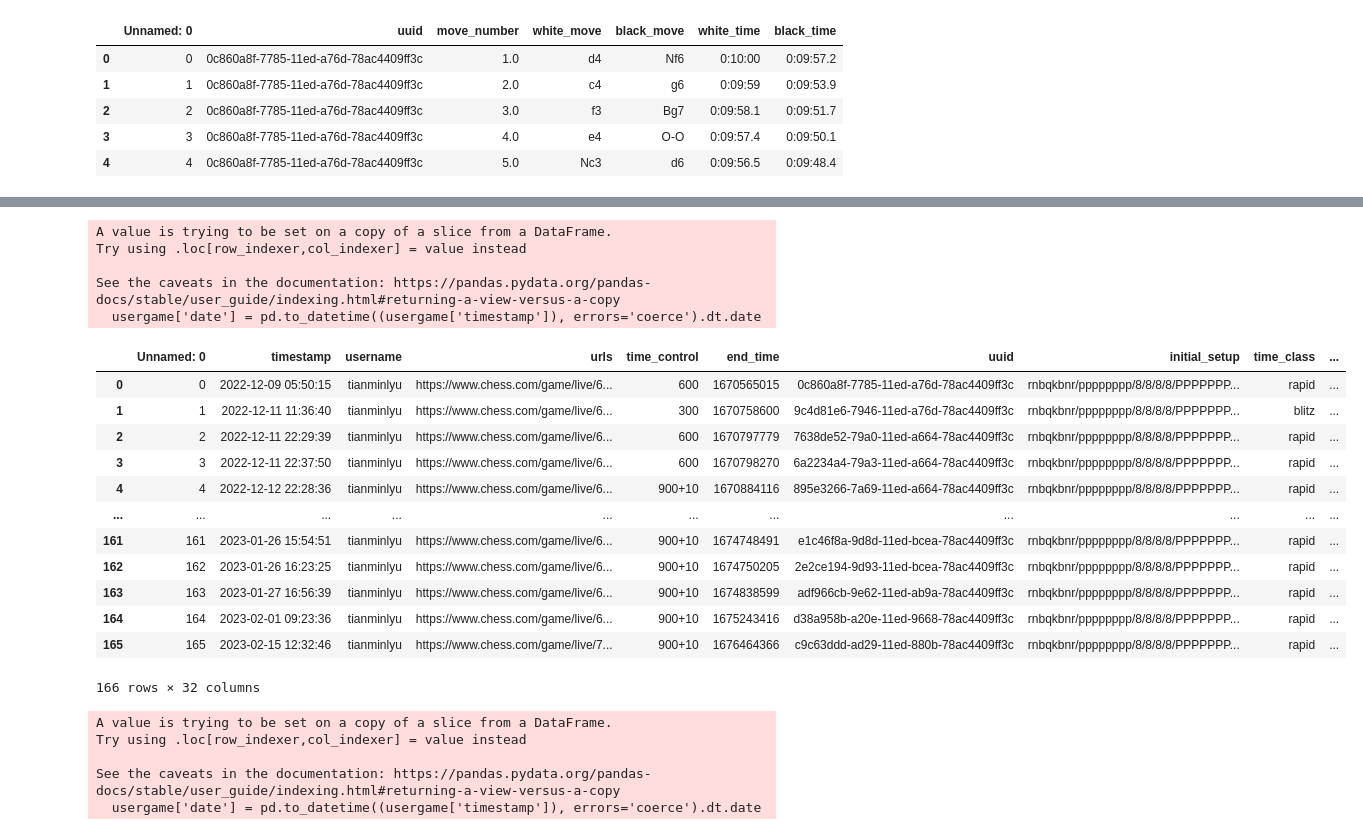
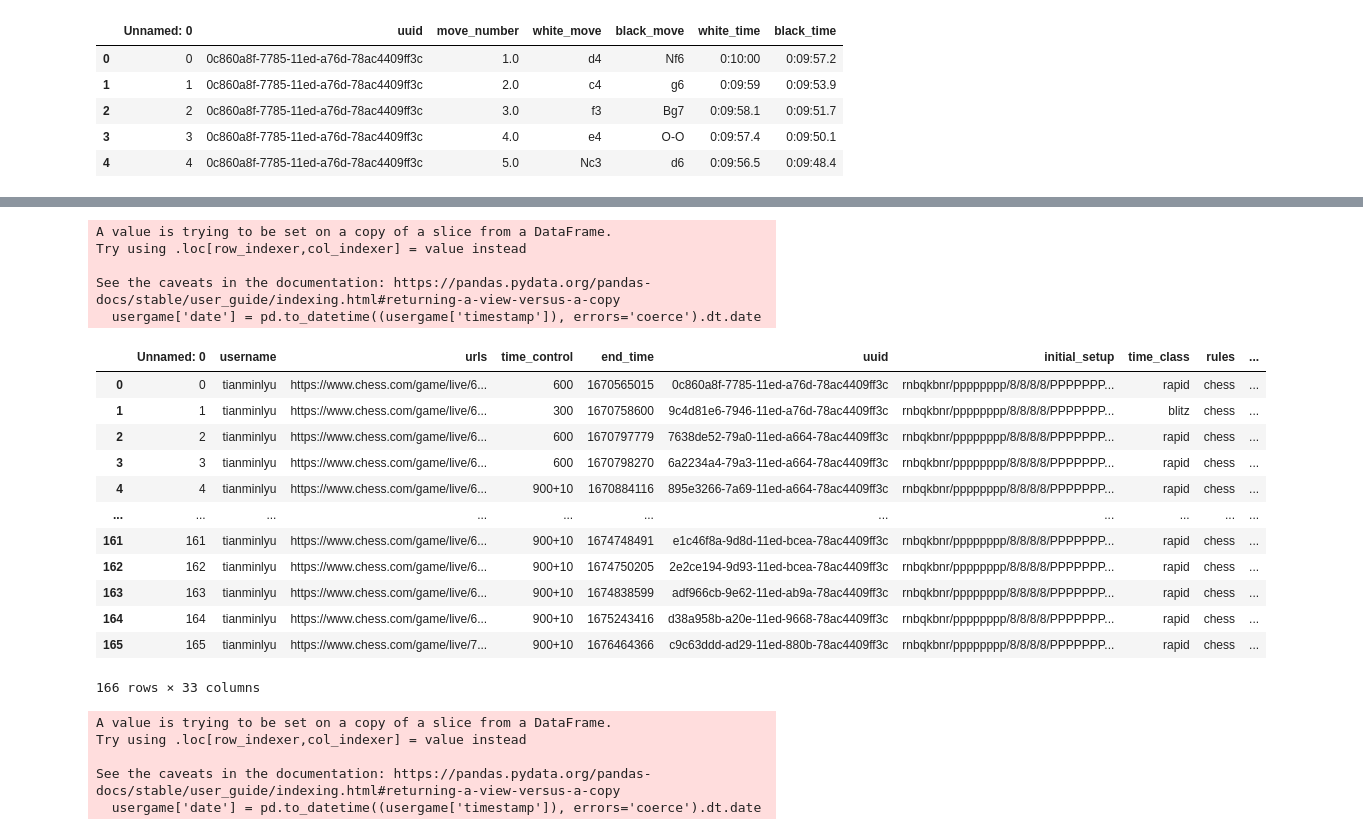
Before and after one commit to thecrossed/chess_analytics, a Jupyter notebook: chess_student_report.ipynb, the cells around one changed output, grey strips where cells are left out. Saved outputs shown, nothing was run; the diff lists cells and outputs as text; code cells hidden in the pictures.

Commit message:
remove games table

```diff
--- a/chess_student_report.ipynb
+++ b/chess_student_report.ipynb
@@ -8,7 +8,7 @@ from datetime import datetime
 # %%
 players = pd.read_csv("player_tianmin_class.csv")
 
-games = pd.read_csv("games_tianmin_class.csv")
+#games = pd.read_csv("games_tianmin_class.csv")
 
 moves = pd.read_csv("move_tianmin_class.csv")
 # %%
@@ -116,47 +108,47 @@ def period_games(username,period):
 
     output:
 
     dataframe that contains the games the username has played during the period of time
     """
     start_date = datetime.date(datetime.strptime(period[0], '%m/%d/%y') )
     end_date = datetime.date(datetime.strptime(period[1], '%m/%d/%y') )
 
 
-    usergame = games.loc[games['username'] == username]
+    usergame = players.loc[players['username'] == username]
 
     usergame['date'] = pd.to_datetime((usergame['timestamp']), errors='coerce').dt.date
 
     usergame = usergame.loc[(usergame.date >= start_date) & (usergame.date <= end_date) ]
 
     #usergame = usergame.groupby(['date']).nunique().reset_index()[['date','uuid']]
 
     #total_games = usergame['uuid'].sum()
 
     #fig = px.scatter(usergame, x='date', y='uuid', title="Number of games played by {}".format(username))
     #fig.show()
     return usergame
 
 
 period_games('tianminlyu',['12/01/22','02/28/23'])
 # %% [output]
 A value is trying to be set on a copy of a slice from a DataFrame.
 Try using .loc[row_indexer,col_indexer] = value instead
 
 See the caveats in the documentation: https://pandas.pydata.org/pandas-docs/stable/user_guide/indexing.html#returning-a-view-versus-a-copy
   usergame['date'] = pd.to_datetime((usergame['timestamp']), errors='coerce').dt.date
-|  | Unnamed: 0 | timestamp | username | urls | time_control | end_time | uuid | initial_setup | time_class | ... |
-| 0 | 0 | 2022-12-09 05:50:15 | tianminlyu | https://www.chess.com/game/live/6... | 600 | 1670565015 | 0c860a8f-7785-11ed-a76d-78ac4409ff3c | rnbqkbnr/pppppppp/8/8/8/8/PPPPPPP... | rapid | ... |
-| 1 | 1 | 2022-12-11 11:36:40 | tianminlyu | https://www.chess.com/game/live/6... | 300 | 1670758600 | 9c4d81e6-7946-11ed-a76d-78ac4409ff3c | rnbqkbnr/pppppppp/8/8/8/8/PPPPPPP... | blitz | ... |
-| 2 | 2 | 2022-12-11 22:29:39 | tianminlyu | https://www.chess.com/game/live/6... | 600 | 1670797779 | 7638de52-79a0-11ed-a664-78ac4409ff3c | rnbqkbnr/pppppppp/8/8/8/8/PPPPPPP... | rapid | ... |
-| 3 | 3 | 2022-12-11 22:37:50 | tianminlyu | https://www.chess.com/game/live/6... | 600 | 1670798270 | 6a2234a4-79a3-11ed-a664-78ac4409ff3c | rnbqkbnr/pppppppp/8/8/8/8/PPPPPPP... | rapid | ... |
-| 4 | 4 | 2022-12-12 22:28:36 | tianminlyu | https://www.chess.com/game/live/6... | 900+10 | 1670884116 | 895e3266-7a69-11ed-a664-78ac4409ff3c | rnbqkbnr/pppppppp/8/8/8/8/PPPPPPP... | rapid | ... |
+|  | Unnamed: 0 | username | urls | time_control | end_time | uuid | initial_setup | time_class | rules | ... |
+| 0 | 0 | tianminlyu | https://www.chess.com/game/live/6... | 600 | 1670565015 | 0c860a8f-7785-11ed-a76d-78ac4409ff3c | rnbqkbnr/pppppppp/8/8/8/8/PPPPPPP... | rapid | chess | ... |
+| 1 | 1 | tianminlyu | https://www.chess.com/game/live/6... | 300 | 1670758600 | 9c4d81e6-7946-11ed-a76d-78ac4409ff3c | rnbqkbnr/pppppppp/8/8/8/8/PPPPPPP... | blitz | chess | ... |
+| 2 | 2 | tianminlyu | https://www.chess.com/game/live/6... | 600 | 1670797779 | 7638de52-79a0-11ed-a664-78ac4409ff3c | rnbqkbnr/pppppppp/8/8/8/8/PPPPPPP... | rapid | chess | ... |
+| 3 | 3 | tianminlyu | https://www.chess.com/game/live/6... | 600 | 1670798270 | 6a2234a4-79a3-11ed-a664-78ac4409ff3c | rnbqkbnr/pppppppp/8/8/8/8/PPPPPPP... | rapid | chess | ... |
+| 4 | 4 | tianminlyu | https://www.chess.com/game/live/6... | 900+10 | 1670884116 | 895e3266-7a69-11ed-a664-78ac4409ff3c | rnbqkbnr/pppppppp/8/8/8/8/PPPPPPP... | rapid | chess | ... |
 | ... | ... | ... | ... | ... | ... | ... | ... | ... | ... | ... |
-| 161 | 161 | 2023-01-26 15:54:51 | tianminlyu | https://www.chess.com/game/live/6... | 900+10 | 1674748491 | e1c46f8a-9d8d-11ed-bcea-78ac4409ff3c | rnbqkbnr/pppppppp/8/8/8/8/PPPPPPP... | rapid | ... |
-| 162 | 162 | 2023-01-26 16:23:25 | tianminlyu | https://www.chess.com/game/live/6... | 900+10 | 1674750205 | 2e2ce194-9d93-11ed-bcea-78ac4409ff3c | rnbqkbnr/pppppppp/8/8/8/8/PPPPPPP... | rapid | ... |
-| 163 | 163 | 2023-01-27 16:56:39 | tianminlyu | https://www.chess.com/game/live/6... | 900+10 | 1674838599 | adf966cb-9e62-11ed-ab9a-78ac4409ff3c | rnbqkbnr/pppppppp/8/8/8/8/PPPPPPP... | rapid | ... |
-| 164 | 164 | 2023-02-01 09:23:36 | tianminlyu | https://www.chess.com/game/live/6... | 900+10 | 1675243416 | d38a958b-a20e-11ed-9668-78ac4409ff3c | rnbqkbnr/pppppppp/8/8/8/8/PPPPPPP... | rapid | ... |
-| 165 | 165 | 2023-02-15 12:32:46 | tianminlyu | https://www.chess.com/game/live/7... | 900+10 | 1676464366 | c9c63ddd-ad29-11ed-880b-78ac4409ff3c | rnbqkbnr/pppppppp/8/8/8/8/PPPPPPP... | rapid | ... |
+| 161 | 161 | tianminlyu | https://www.chess.com/game/live/6... | 900+10 | 1674748491 | e1c46f8a-9d8d-11ed-bcea-78ac4409ff3c | rnbqkbnr/pppppppp/8/8/8/8/PPPPPPP... | rapid | chess | ... |
+| 162 | 162 | tianminlyu | https://www.chess.com/game/live/6... | 900+10 | 1674750205 | 2e2ce194-9d93-11ed-bcea-78ac4409ff3c | rnbqkbnr/pppppppp/8/8/8/8/PPPPPPP... | rapid | chess | ... |
+| 163 | 163 | tianminlyu | https://www.chess.com/game/live/6... | 900+10 | 1674838599 | adf966cb-9e62-11ed-ab9a-78ac4409ff3c | rnbqkbnr/pppppppp/8/8/8/8/PPPPPPP... | rapid | chess | ... |
+| 164 | 164 | tianminlyu | https://www.chess.com/game/live/6... | 900+10 | 1675243416 | d38a958b-a20e-11ed-9668-78ac4409ff3c | rnbqkbnr/pppppppp/8/8/8/8/PPPPPPP... | rapid | chess | ... |
+| 165 | 165 | tianminlyu | https://www.chess.com/game/live/7... | 900+10 | 1676464366 | c9c63ddd-ad29-11ed-880b-78ac4409ff3c | rnbqkbnr/pppppppp/8/8/8/8/PPPPPPP... | rapid | chess | ... |
-166 rows × 32 columns
+166 rows × 33 columns
 # %%
 # Q1 - how many games does this player play between date A and date B
 # timestamp UTC?
```
Also changed, not shown: parts of 18 cells of this notebook, 3 other files.
